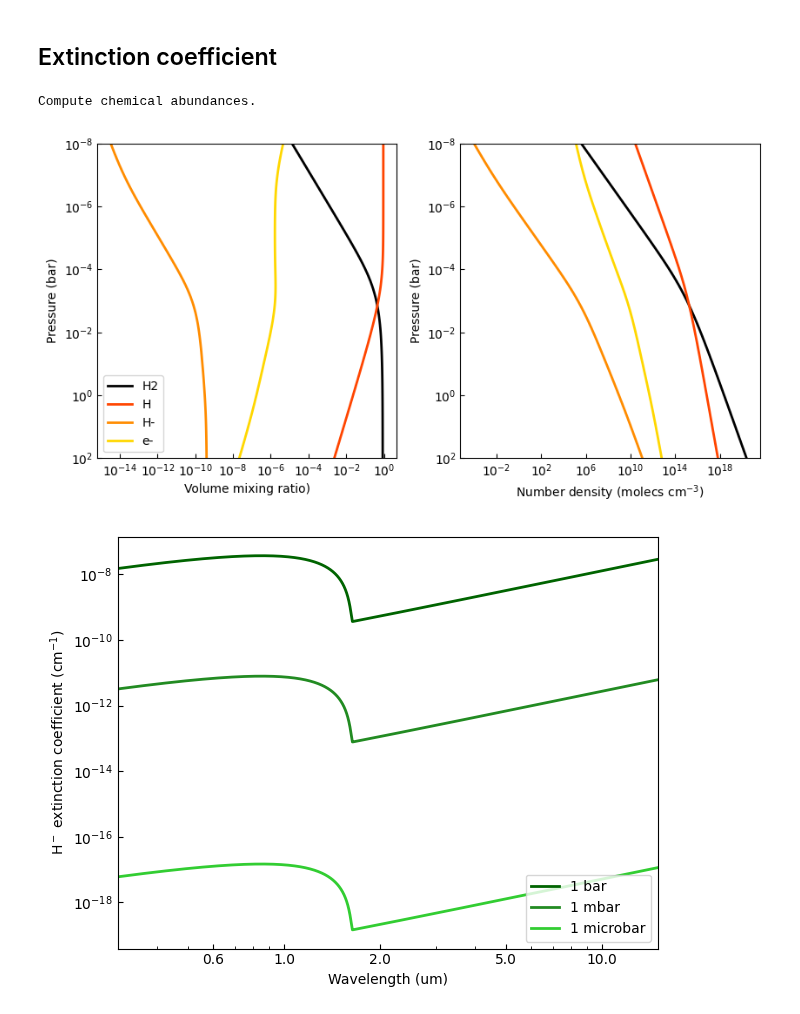
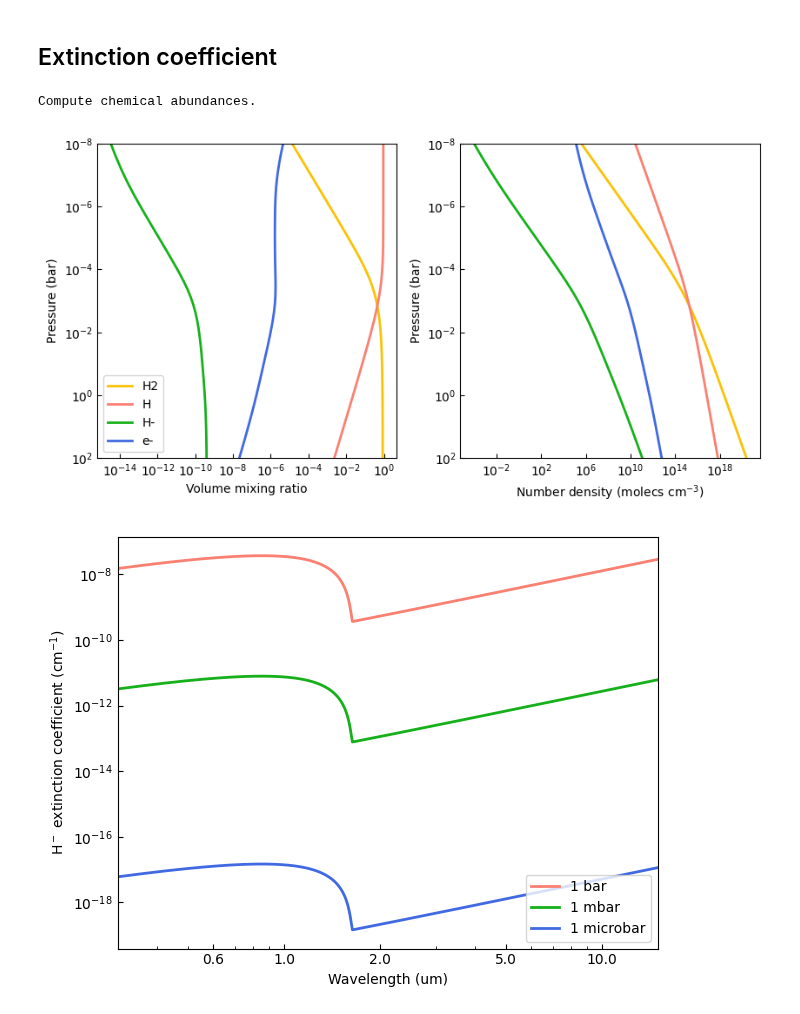
Before and after one commit to pcubillos/pyratbay, a Jupyter notebook: docs/cookbooks/opacity_h_ion.ipynb, the cells around one changed output. Drawn from its saved outputs; the diff is of its cells as text; code cells hidden in the pictures.

```diff
--- a/docs/cookbooks/opacity_h_ion.ipynb
+++ b/docs/cookbooks/opacity_h_ion.ipynb
@@ -100,8 +94,8 @@ temperature = np.tile(2500.0, nlayers)
 # Get VMRs in thermochemical equilibrium for a simple mix of species
 # and their number-density profiles under IGL (molecules per cm3)
 species = ['H2', 'H', 'He', 'H-', 'H+', 'Na', 'Na+', 'K', 'K+', 'Si', 'Si+', 'e-']
-chemistry = pa.chemistry('tea', pressure, temperature, species)
-number_densities = pa.ideal_gas_density(chemistry.vmr, pressure, temperature)
+net, specs, vmr = pa.chemistry('equilibrium', pressure, temperature, species)
+number_densities = pa.ideal_gas_density(vmr, pressure, temperature)
 
 imol = [species.index(mol) for mol in ['H', 'e-']]
 density = number_densities[:,imol]
@@ -112,55 +106,55 @@ ec = h_ion.calc_extinction_coefficient(temperature, number_densities[:,imol])
 
 # Show profiles:
 cols = {
-    'H2': 'black',
-    'H': 'orangered',
-    'H-': 'darkorange',
-    'e-': 'gold',
+    'H2': 'xkcd:goldenrod',
+    'H': 'salmon',
+    'H-': 'xkcd:green',
+    'e-': 'royalblue',
 }
 plt.figure(11, (8.5, 4.5))
 plt.clf()
 ax = plt.subplot(121)
 for spec, col in cols.items():
     i = species.index(spec)
-    ax.plot(chemistry.vmr[:,i], pressure, color=col, lw=2.0, label=spec)
+    ax.plot(vmr[:,i], pressure, color=col, lw=2.0, label=spec)
 ax.set_xscale('log')
 ax.set_yscale('log')
 ax.set_ylim(100, 1e-8)
 ax.tick_params(which='both', direction='in')
-ax.set_xlabel('Volume mixing ratio)')
+ax.set_xlabel('Volume mixing ratio')
 ax.set_ylabel('Pressure (bar)')
 ax.legend(loc='best')
 
 ax = plt.subplot(122)
 for spec, col in cols.items():
     i = species.index(spec)
     ax.plot(number_densities[:,i], pressure, color=col, lw=2.0, label=spec)
 ax.set_xscale('log')
 ax.set_yscale('log')
 ax.set_ylim(100, 1e-8)
 ax.tick_params(which='both', direction='in')
 ax.set_xlabel('Number density (molecs cm$^{-3}$)')
 ax.set_ylabel('Pressure (bar)')
 plt.tight_layout()
 
 
 plt.figure(12)
 plt.clf()
 ax = plt.subplot(111)
-ax.plot(wl, ec[64], color='darkgreen', lw=2.0, label='1 bar')
-ax.plot(wl, ec[40], color='forestgreen', lw=2.0, label='1 mbar')
-ax.plot(wl, ec[16], color='limegreen', lw=2.0, label='1 microbar')
+ax.plot(wl, ec[64], color='salmon', lw=2.0, label='1 bar')
+ax.plot(wl, ec[40], color='xkcd:green', lw=2.0, label='1 mbar')
+ax.plot(wl, ec[16], color='royalblue', lw=2.0, label='1 microbar')
 ax.set_xscale('log')
 ax.set_yscale('log')
 ax.set_xlabel('Wavelength (um)')
 ax.set_ylabel('H$^-$ extinction coefficient (cm$^{-1}$)')
 ax.xaxis.set_major_formatter(matplotlib.ticker.ScalarFormatter())
 ax.set_xticks([0.6, 1.0, 2.0, 5.0, 10.0])
 ax.set_xlim(0.3, 15.0)
 ax.tick_params(which='both', direction='in')
 ax.legend(loc='lower right')
 plt.tight_layout()
 # %% [output]
 Compute chemical abundances.
-[figure, old version]
+[figure, new version]
-[figure, old version]
+[figure, new version]
```
Also changed, not shown: parts of 3 cells of this notebook, 11 other files.
